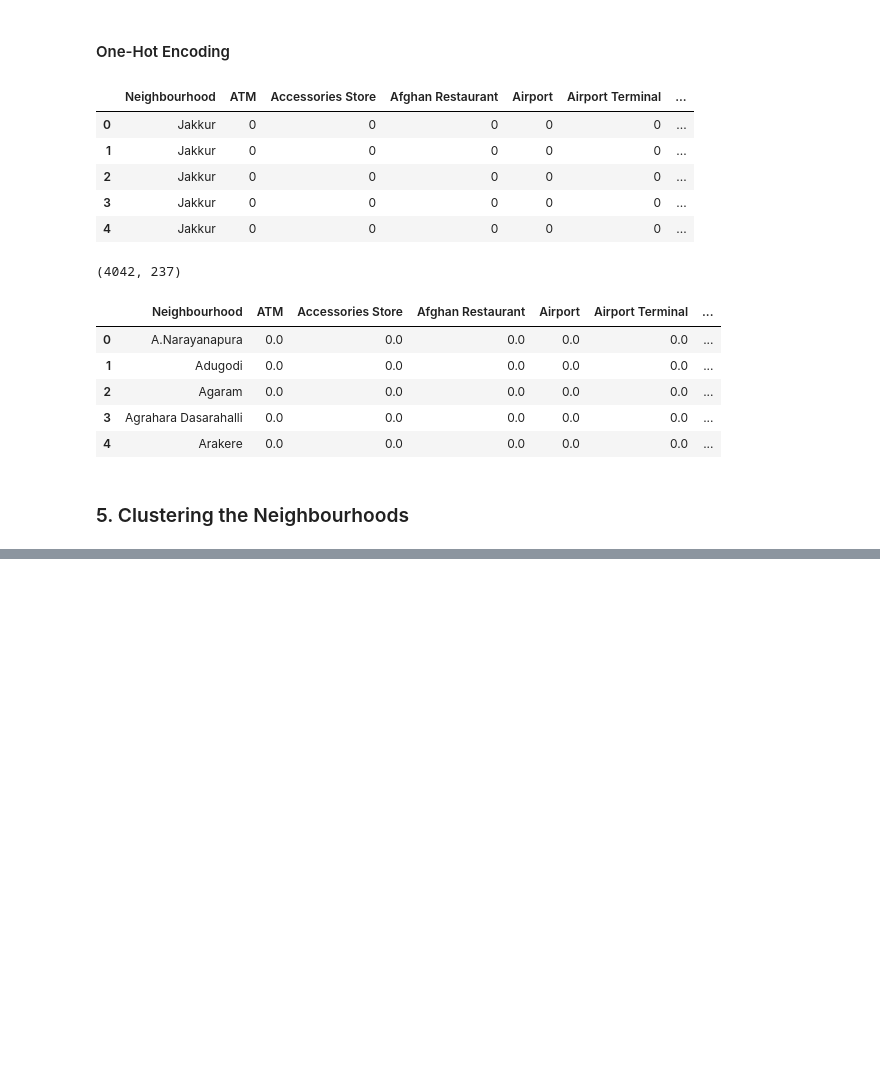
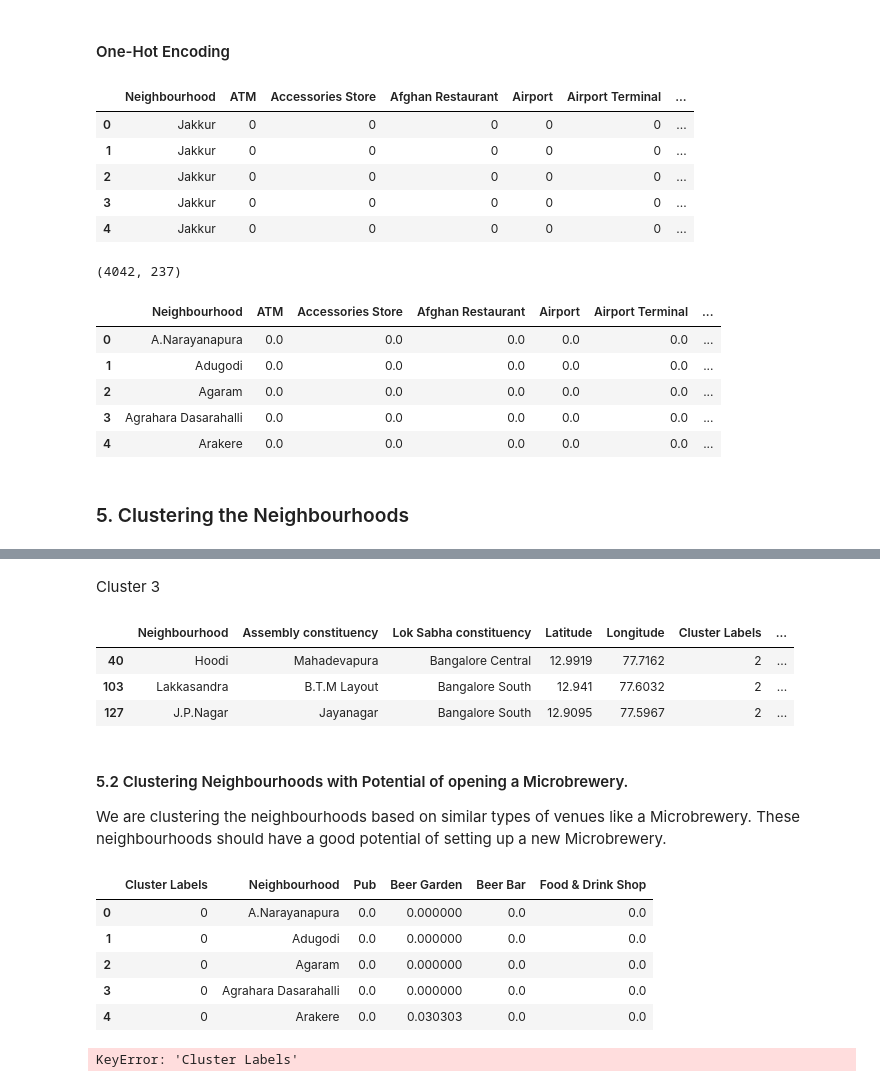
Before and after one commit to diptarkagupta/capstone-datascience, a Jupyter notebook: Capstone_Project.ipynb, the cells around one changed output, grey strips where cells are left out. Cells and saved outputs as stored; diff of their text form; code cells hidden in the pictures; blank space fills up the shorter version.

```diff
--- a/Capstone_Project.ipynb
+++ b/Capstone_Project.ipynb
@@ -354,0 +385,42 @@ map_clusters
+# %% [markdown]
+Cluster 3
+# %%
+blr_merged[blr_merged['Cluster Labels']==2]
+# %% [output]
+|  | Neighbourhood | Assembly constituency | Lok Sabha constituency | Latitude | Longitude | Cluster Labels | ... |
+| 40 | Hoodi | Mahadevapura | Bangalore Central | 12.9919 | 77.7162 | 2 | ... |
+| 103 | Lakkasandra | B.T.M Layout | Bangalore South | 12.941 | 77.6032 | 2 | ... |
+| 127 | J.P.Nagar | Jayanagar | Bangalore South | 12.9095 | 77.5967 | 2 | ... |
+# %% [markdown]
+#### 5.2 Clustering Neighbourhoods with Potential of opening a Microbrewery.
+We are clustering the neighbourhoods based on similar types of venues like a Microbrewery. These neighbourhoods should have a good potential of setting up a new Microbrewery.
+# %%
+venue_filter =['Neighbourhood','Pub','Beer Garden','Beer Bar','Food & Drink Shop']
+blr_grouped_filtered=blr_grouped[venue_filter]
+# %%
+blr_grp_clustering = blr_grouped_filtered.drop('Neighbourhood', 1)
+# %%
+kclusters = 3
+
+# Run k-means clustering
+kgc = blr_grp_clustering
+kmeans = KMeans(n_clusters = kclusters, init = 'k-means++', random_state = 0).fit(kgc)
+# %%
+blr_grouped_filtered.insert(0, 'Cluster Labels', kmeans.labels_)
+# %%
+blr_grouped_filtered.head()
+# %% [output]
+|  | Cluster Labels | Neighbourhood | Pub | Beer Garden | Beer Bar | Food & Drink Shop |
+| 0 | 0 | A.Narayanapura | 0.0 | 0.000000 | 0.0 | 0.0 |
+| 1 | 0 | Adugodi | 0.0 | 0.000000 | 0.0 | 0.0 |
+| 2 | 0 | Agaram | 0.0 | 0.000000 | 0.0 | 0.0 |
+| 3 | 0 | Agrahara Dasarahalli | 0.0 | 0.000000 | 0.0 | 0.0 |
+| 4 | 0 | Arakere | 0.0 | 0.030303 | 0.0 | 0.0 |
+# %%
+blr_merged = blr_df
+blr_merged = blr_merged.join(blr_grouped_filtered.set_index('Neighbourhood'), on='Neighbourhood')
+blr_merged.dropna(inplace = True)
+blr_merged['Cluster Labels'] = blr_merged['Cluster Labels'].astype(int)
+#blr_merged
+# %% [output]
+KeyError: 'Cluster Labels'
```
Also changed, not shown: parts of 18 cells of this notebook.
